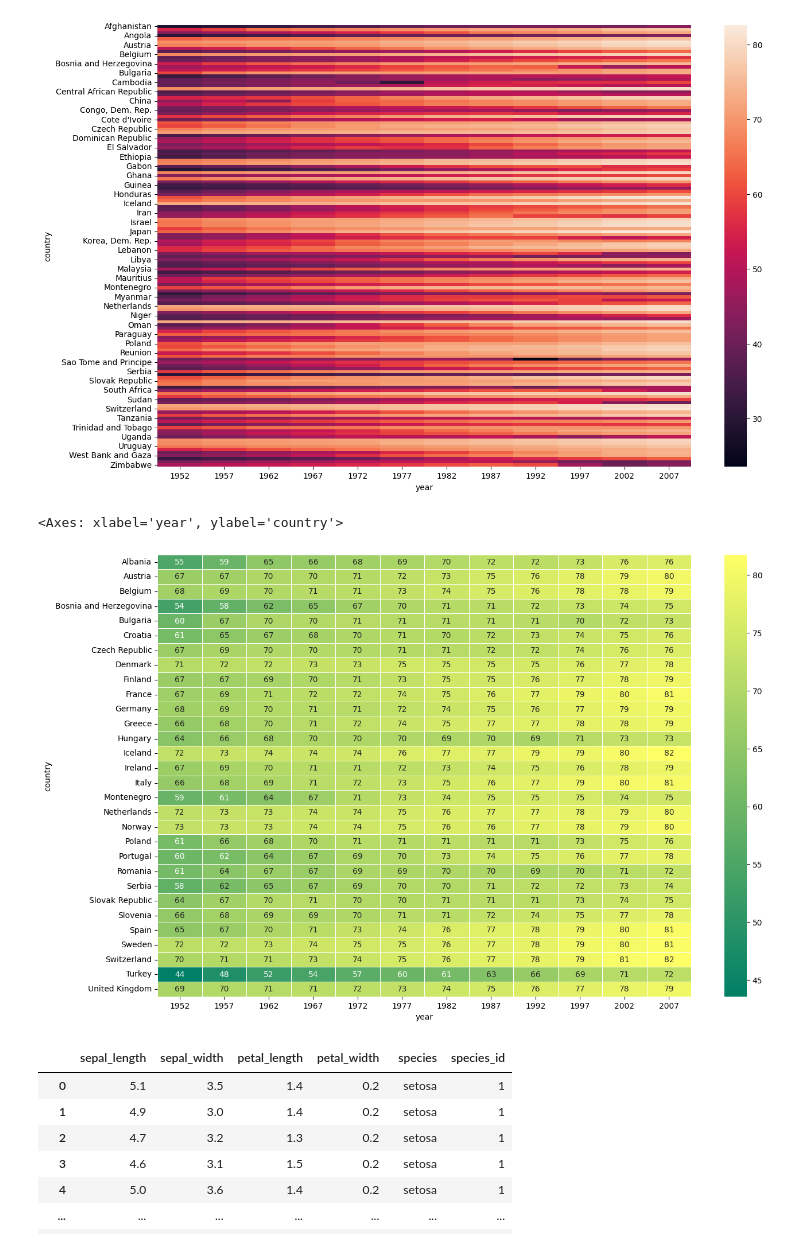
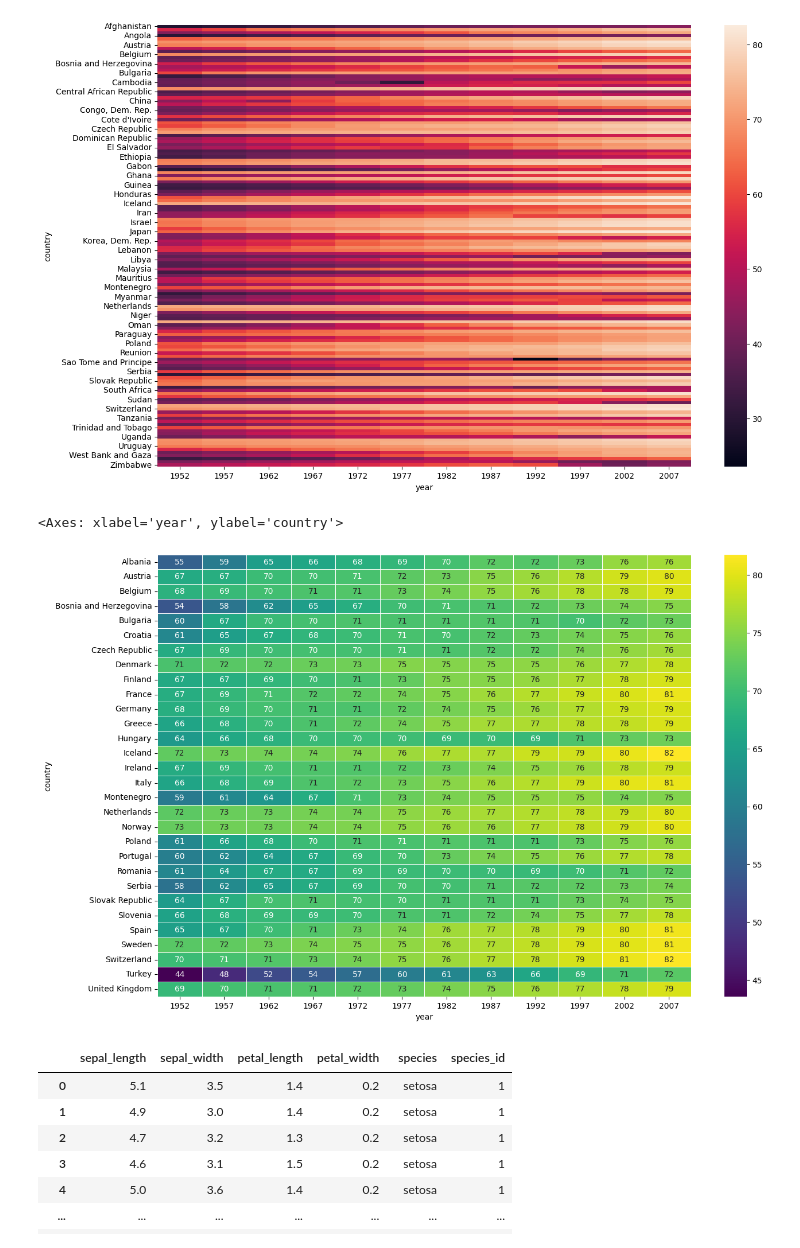
Before and after one commit to anis5165/NotJustPython, a Jupyter notebook: data_library/seaborn/matrix_categorical_plot.ipynb, the cells around one changed output. Drawn from its saved outputs; the diff is of its cells as text; code cells hidden in the pictures.

```diff
--- a/data_library/seaborn/matrix_categorical_plot.ipynb
+++ b/data_library/seaborn/matrix_categorical_plot.ipynb
@@ -38,13 +38,13 @@ sns.heatmap(data=temp_df)
 # %%
 #annot and linewidths and cmap to choose color
 temp_df2 = gap[gap["continent"] == "Europe"].pivot(index="country", columns="year",values="lifeExp")
 
 # print(temp_df2)
 plt.figure(figsize=(15,10))
-sns.heatmap(data=temp_df2, annot=True,linewidths=0.5, cmap="summer") #annot=true means it disply data in text and linewidths provide gap
+sns.heatmap(data=temp_df2, annot=True, linewidths=0.5, cmap="viridis") #annot=true means it disply data in text and linewidths provide gap
 # %% [output]
 <Axes: xlabel='year', ylabel='country'>
-[figure, old version]
+[figure, new version]
 # %%
 #clustermap
 #plot a matrixx dataset as a hierarchically-clustered heatmap.
```
Also changed, not shown: parts of 3 cells of this notebook, 5 other files.
